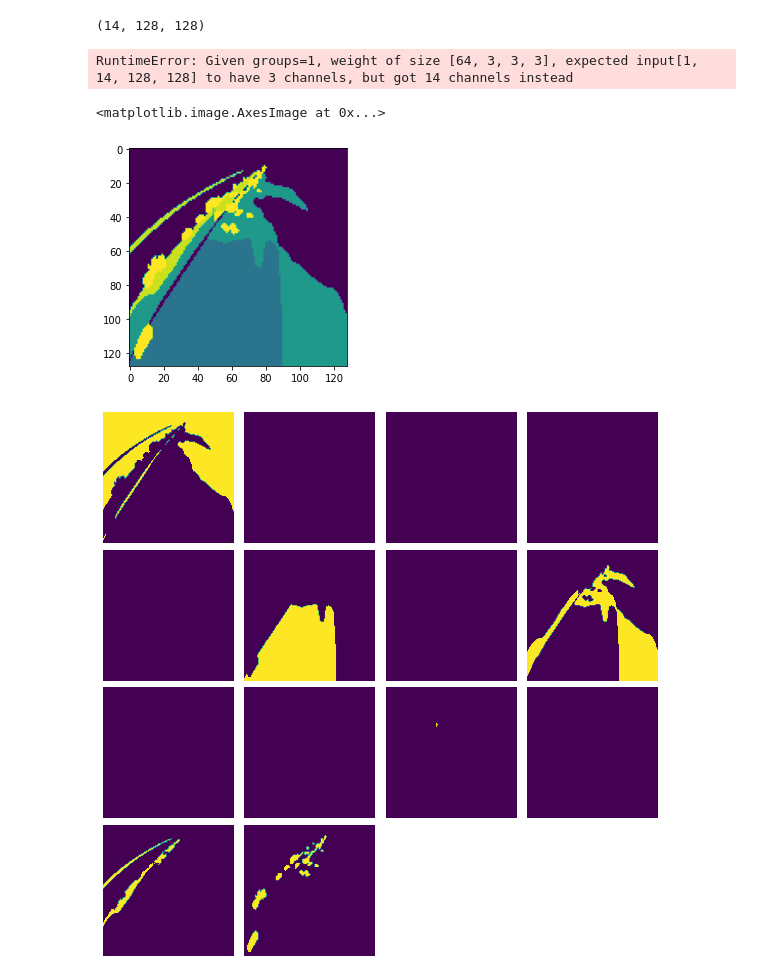
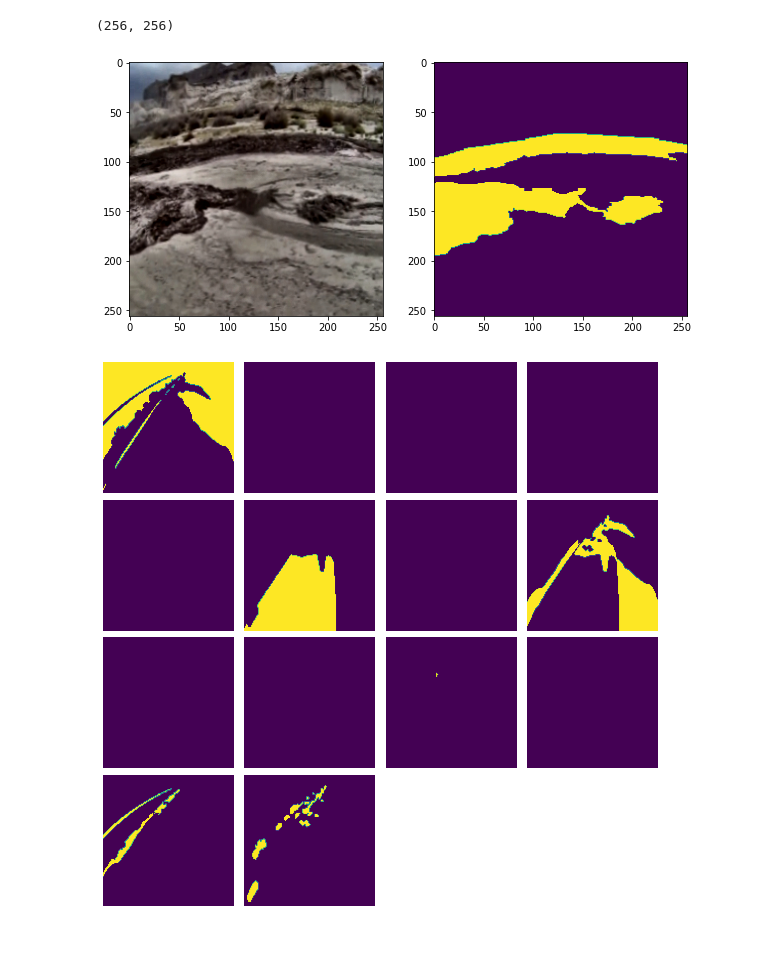
Before and after one commit to SunJacques/LPCVC-2023, a Jupyter notebook: train_test.ipynb, the cells around one changed output. Cells and saved outputs as stored; diff of their text form; code cells hidden in the pictures; blank space fills up the shorter version.

```diff
--- a/train_test.ipynb
+++ b/train_test.ipynb
@@ -40,7 +44,27 @@ model = UNET(in_channels=3, out_channels=14, features=[64, 128, 256, 512]).to('c
 # %%
 t_train = T.Compose([T.ToPILImage(), T.Resize(128,PIL.Image.NEAREST)])
 
-train_dataset = LPCVCDataset(datapath='/home/infres/nvernier-22/project/LPCVC-2023/dataset/',transform=t_train, n_class=14, train=True)
+
+aug = A.Compose([
+            #A.ToPILImage(),
+            A.Resize(width=IMG_WIDTH, height=IMG_HEIGHT, interpolation=cv2.INTER_NEAREST),
+            A.OneOf([
+                A.RandomSizedCrop(min_max_height=(IMG_HEIGHT-30, IMG_HEIGHT), height=IMG_HEIGHT, width=IMG_WIDTH, p=0.5),
+                A.PadIfNeeded(min_height=IMG_HEIGHT, min_width=IMG_WIDTH, p=0.5)
+            ], p=1),
+            A.VerticalFlip(p=0.5),
+            A.RandomRotate90(p=0.5),
+            A.OneOf([
+                A.ElasticTransform(alpha=12, sigma=120 * 0.05, alpha_affine=120 * 0.03, p=0.5),
+                A.GridDistortion(p=0.5),
+                A.OpticalDistortion(distort_limit=0.1, shift_limit=0.5, p=1)
+                ], p=0.8),
+            A.CLAHE(p=0.8),
+            A.RandomBrightnessContrast(p=0.8),
+            A.RandomGamma(p=0.8)
+])
+
+train_dataset = LPCVCDataset(datapath='/home/infres/nvernier-22/project/LPCVC-2023/dataset/',transform=aug, n_class=14, train=True)
 train_loader = torch.utils.data.DataLoader(
     dataset=train_dataset,
     batch_size=16,
@@ -48,15 +72,3 @@ train_loader = torch.utils.data.DataLoader(
     num_workers=4,
     pin_memory=True
 )
-# %%
-img, label = train_dataset[3]
-
-print(label.shape)
-
-labels = label.reshape(1, 14, 128, 128)
-labels = torch.tensor(labels).to('cuda:1')
-labels = labels.reshape((1, 14, 128, 128))
-preds = model(labels)
-# %% [output]
-(14, 128, 128)
-RuntimeError: Given groups=1, weight of size [64, 3, 3, 3], expected input[1, 14, 128, 128] to have 3 channels, but got 14 channels instead
@@ -67,6 +74,0 @@ labels = np.squeeze(labels, axis=0)
-# %%
-labels.shape
-plt.imshow(labels)
-# %% [output]
-<matplotlib.image.AxesImage at 0x...>
-[figure, removed]
@@ -76,3 +75,27 @@ accuracyTracker.get_scores()
+# %%
+img, label = train_dataset[0]
+
+
+labels = label.reshape(1, 14, IMG_WIDTH, IMG_HEIGHT)
+labels = torch.tensor(labels).to('cuda:1')
+labels = labels.reshape((1, 14,  IMG_WIDTH, IMG_HEIGHT))
+
+labels = labels.cpu().data.max(1)[1].numpy()
+labels.astype(np.uint8)
+labels = np.squeeze(labels, axis=0)
+
+fig, axes = plt.subplots(1, 2, figsize=(10, 5))
+
+# Affichage de la première image
+axes[0].imshow(np.transpose(img, (1, 2, 0)))
+
+# Affichage de la deuxième image
+axes[1].imshow(labels)
+
+print(labels.shape)
+# %% [output]
+(256, 256)
+[figure, added]
 # %%
 fig, axes = plt.subplots(nrows=4, ncols=4, figsize=(10, 10))
 
```
Also changed, not shown: parts of 7 cells of this notebook, 4 other files.
